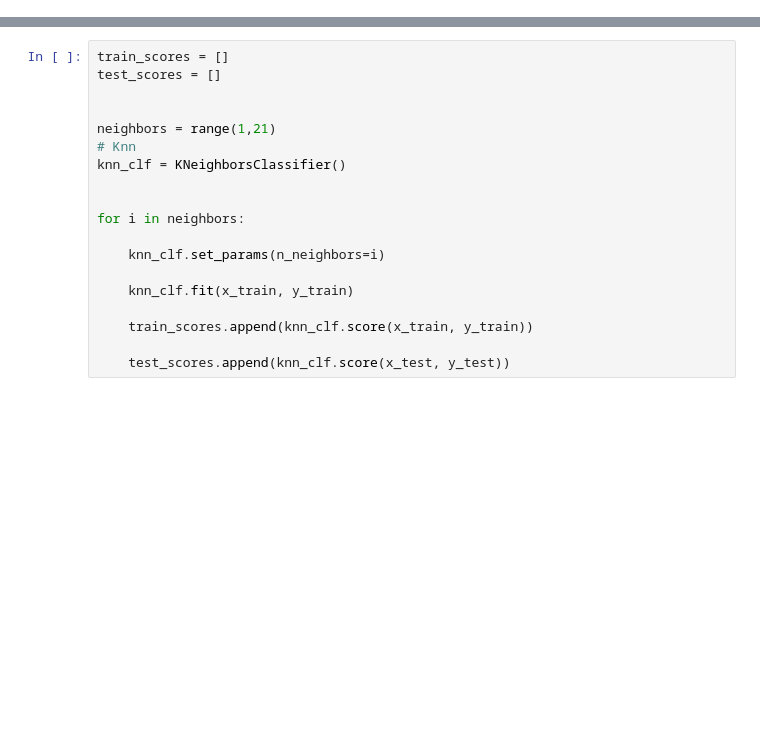
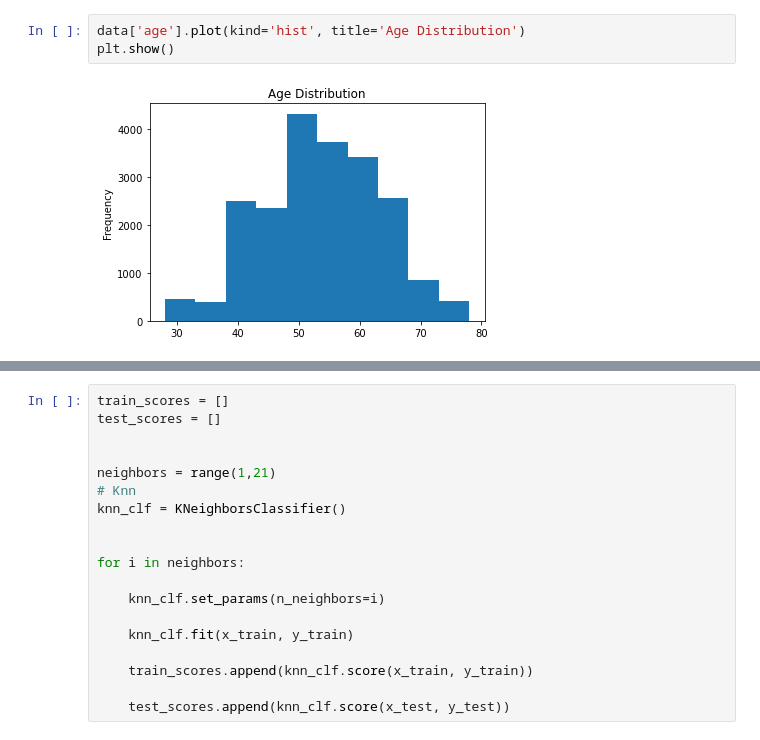
Before and after one commit to Hatrung1011/BTL_IoT, a Jupyter notebook: k-nearset.ipynb, the cells around one changed output, grey strips where cells are left out. Saved outputs shown, nothing was run; the diff lists cells and outputs as text; blank space fills up the shorter version.

```diff
--- a/k-nearset.ipynb
+++ b/k-nearset.ipynb
@@ -220,0 +186,5 @@ dtype: int64
+# %%
+data['age'].plot(kind='hist', title='Age Distribution')
+plt.show()
+# %% [output]
+[figure, added]
```
Also changed, not shown: parts of 69 cells of this notebook, 3 other files.
